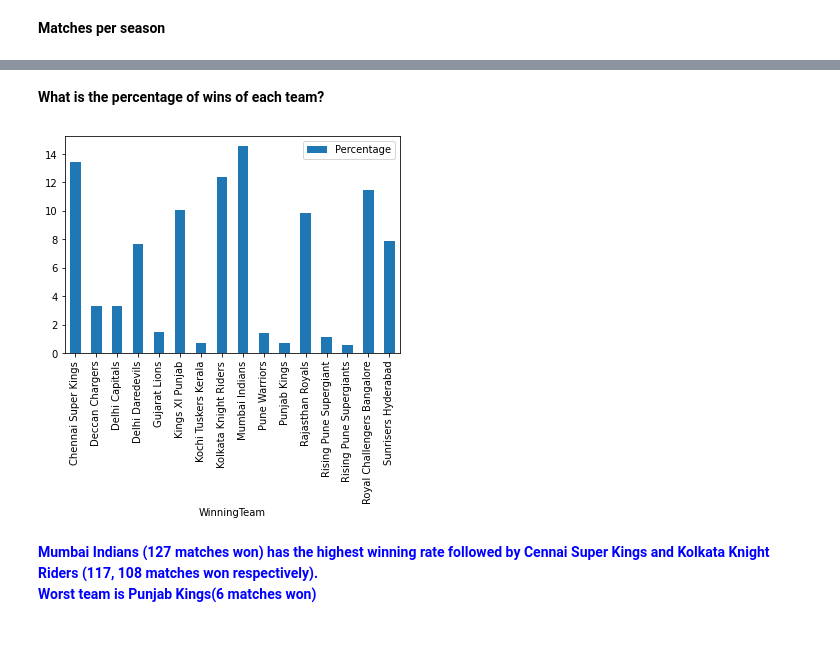
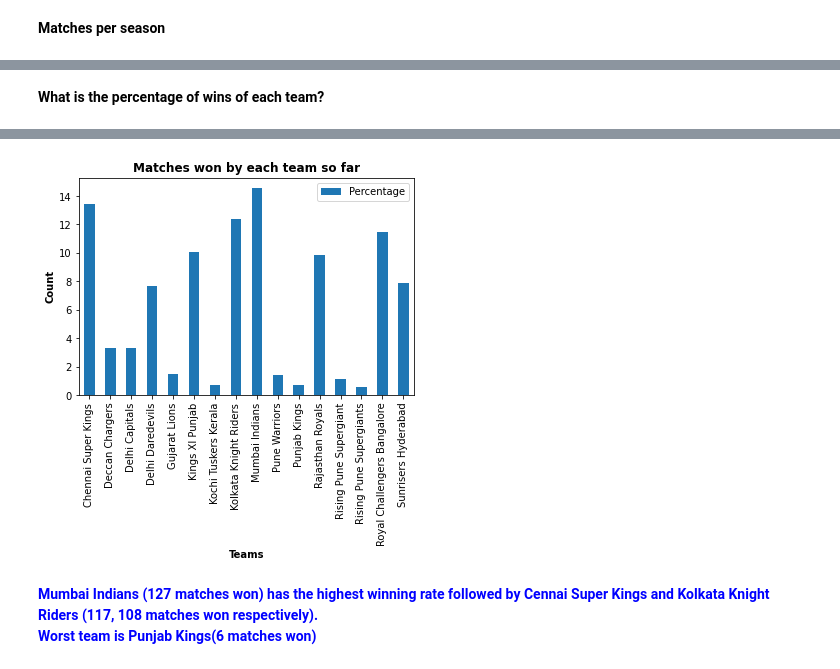
Before and after one commit to GeetikaSh/IPL_2022, a Jupyter notebook: ipl-analysis.ipynb, the cells around one changed output, grey strips where cells are left out. Cells and saved outputs as stored; diff of their text form; code cells hidden in the pictures; blank space fills up the shorter version.

```diff
--- a/ipl-analysis.ipynb
+++ b/ipl-analysis.ipynb
@@ -104,3 +158,5 @@ matches.head()
+# %% [markdown]
+**What is the percentage of wins of each team?**
 # %%
 winning_team=matches.groupby(["WinningTeam"])["ID"].count().reset_index().rename(columns={"ID":"Matches Won"})
 print(winning_team)
@@ -122,14 +178,15 @@ print(winning_team)
 13      Rising Pune Supergiants            5
 14  Royal Challengers Bangalore          100
 15          Sunrisers Hyderabad           69
-# %% [markdown]
-**What is the percentage of wins of each team?**
 # %%
 winning_team["Percentage"]=((winning_team["Matches Won"]/winning_team["Matches Won"].sum())*100).sort_values()
 winning_team.plot(x="WinningTeam",y="Percentage",kind='bar')
+plt.xlabel("Teams", fontsize=10,fontweight="bold")
+plt.ylabel("Count",fontsize=10,fontweight="bold")
+plt.title("Matches won by each team so far", fontsize=12,fontweight="bold")
 plt.show()
 # %% [output]
-[figure, old version]
+[figure, new version]
 # %% [markdown]
 **<font color='blue'>Mumbai Indians (127 matches won) has the highest winning rate followed by Cennai Super Kings and Kolkata Knight Riders (117, 108 matches won respectively).\
 <font color='blue'>Worst team is Punjab Kings(6 matches won)**
```
Also changed, not shown: parts of 12 cells of this notebook.
